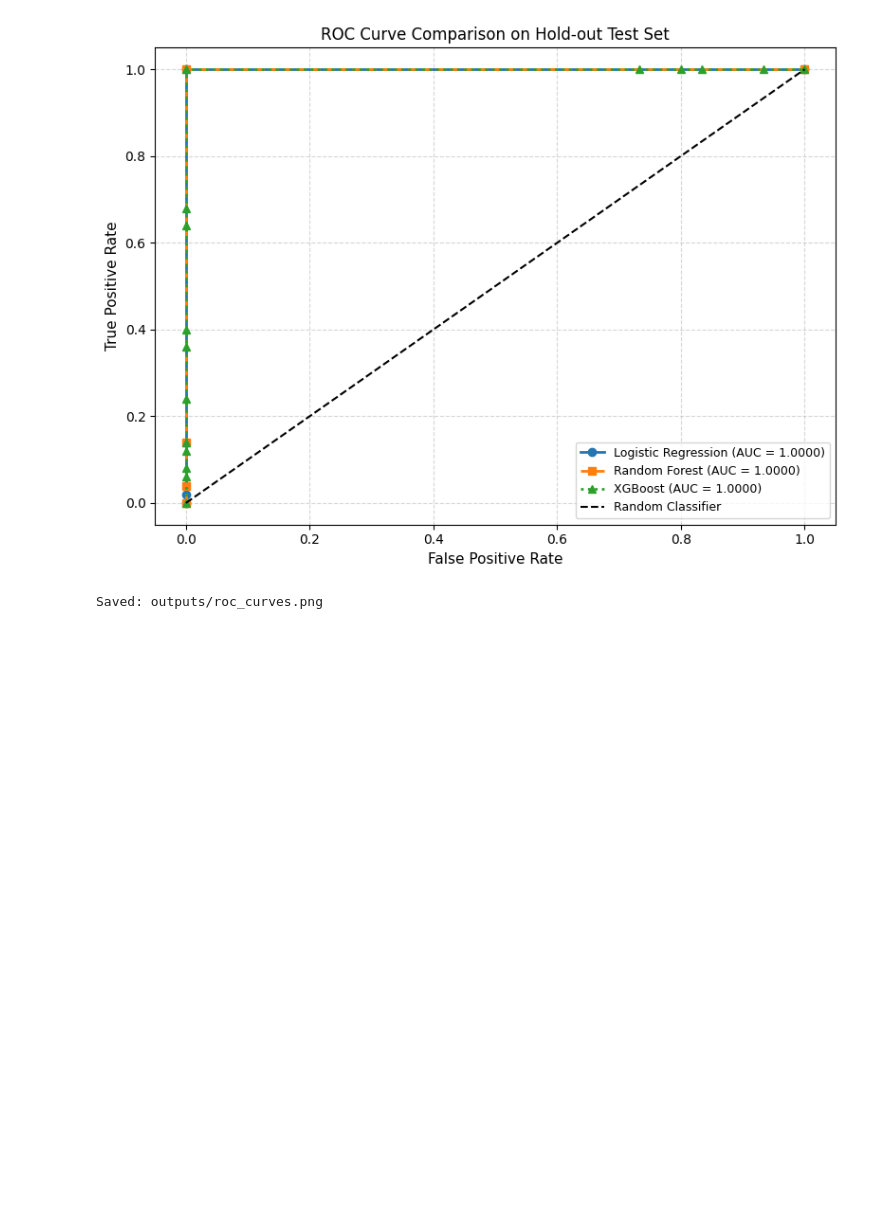
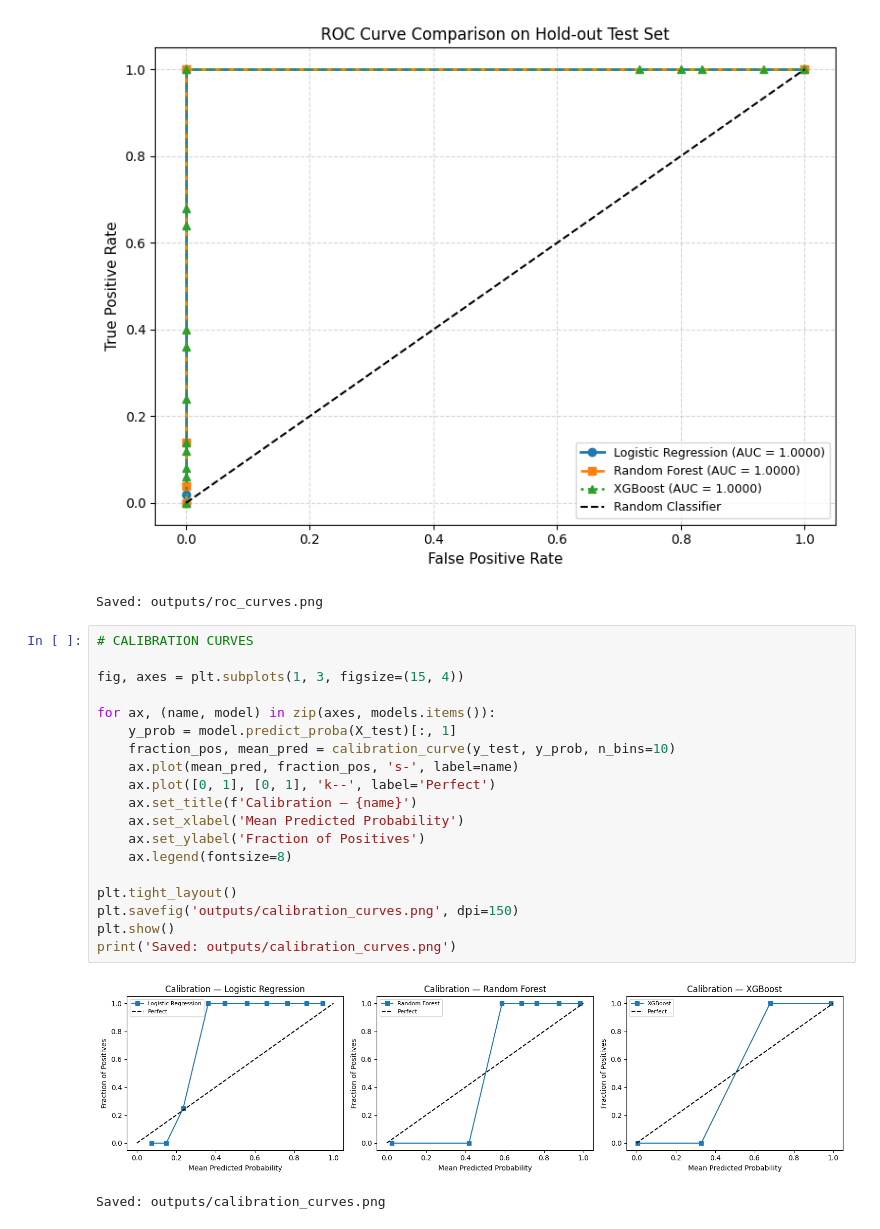
Before and after one commit to Adweta4810/explainable-disease-risk-prediction, a Jupyter notebook: notebooks/ckd_model_training.ipynb, the cells around one changed output. Drawn from its saved outputs; the diff is of its cells as text; blank space fills up the shorter version.

```diff
--- a/notebooks/ckd_model_training.ipynb
+++ b/notebooks/ckd_model_training.ipynb
@@ -642,3 +642,25 @@ print('Saved: outputs/roc_curves.png')
 # %% [output]
 [figure]
 Saved: outputs/roc_curves.png
+# %%
+# CALIBRATION CURVES
+
+fig, axes = plt.subplots(1, 3, figsize=(15, 4))
+
+for ax, (name, model) in zip(axes, models.items()):
+    y_prob = model.predict_proba(X_test)[:, 1]
+    fraction_pos, mean_pred = calibration_curve(y_test, y_prob, n_bins=10)
+    ax.plot(mean_pred, fraction_pos, 's-', label=name)
+    ax.plot([0, 1], [0, 1], 'k--', label='Perfect')
+    ax.set_title(f'Calibration — {name}')
+    ax.set_xlabel('Mean Predicted Probability')
+    ax.set_ylabel('Fraction of Positives')
+    ax.legend(fontsize=8)
+
+plt.tight_layout()
+plt.savefig('outputs/calibration_curves.png', dpi=150)
+plt.show()
+print('Saved: outputs/calibration_curves.png')
+# %% [output]
+[figure, added]
+Saved: outputs/calibration_curves.png
```
Also changed, not shown: parts of 1 cell of this notebook, 1 other file.
